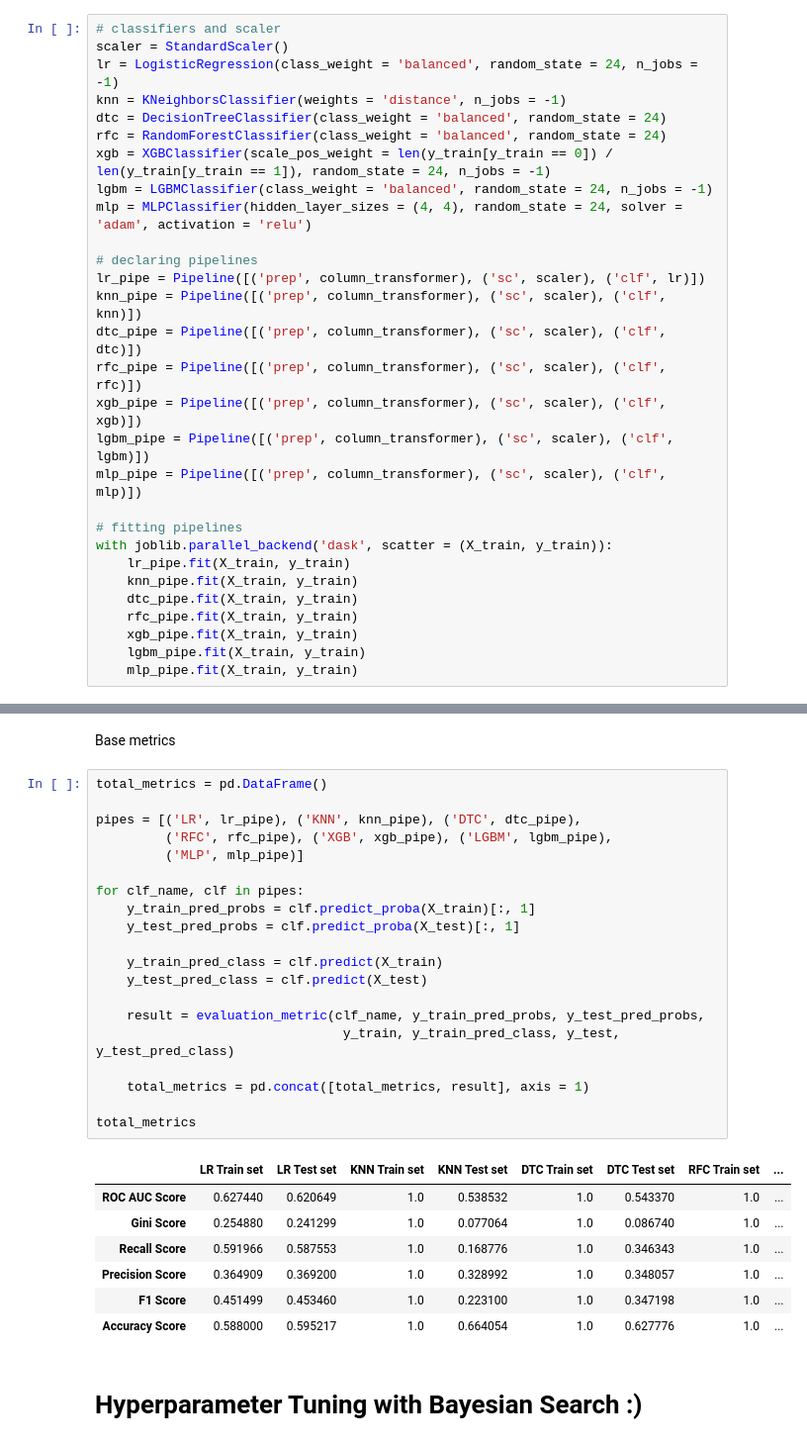
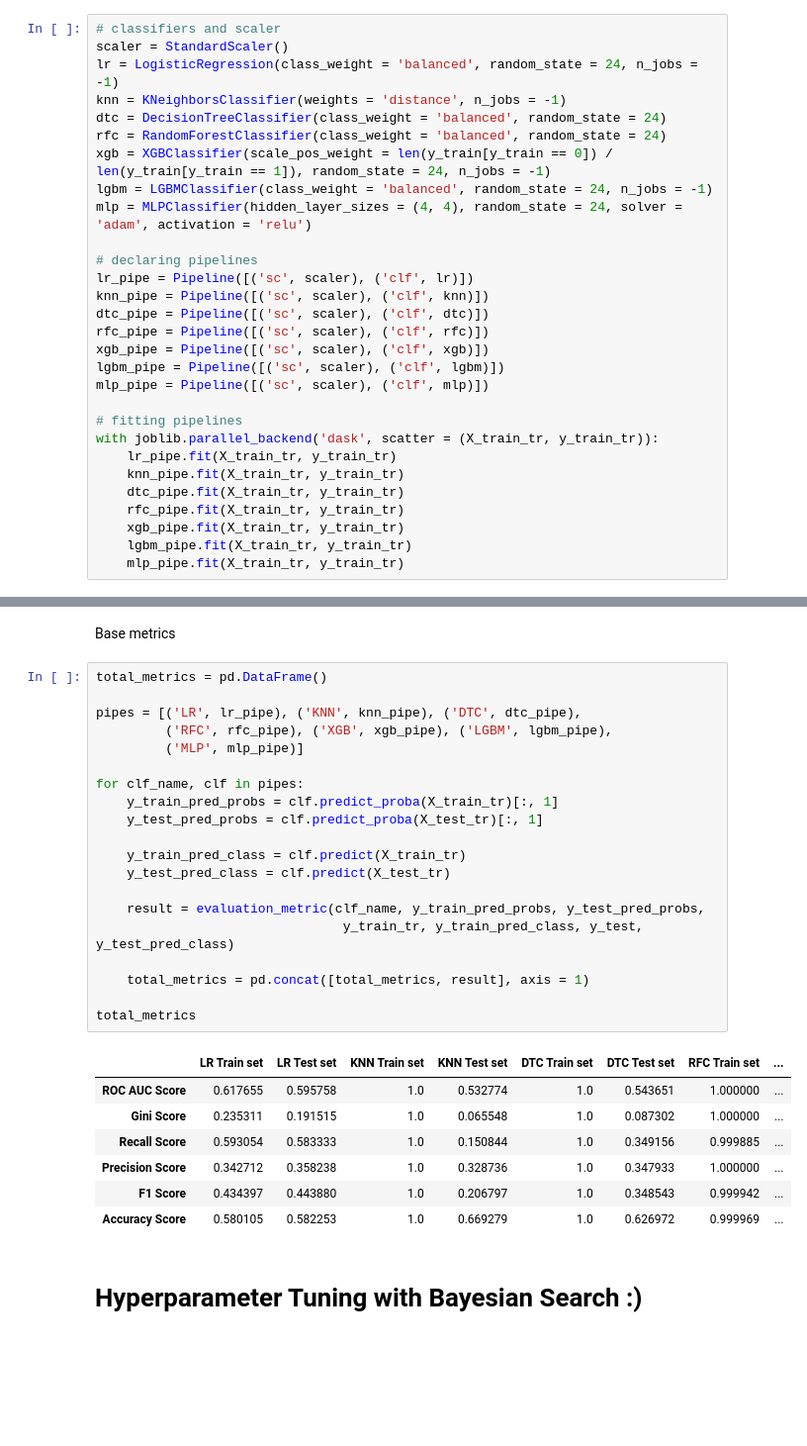
Before and after one commit to JoseGarayar/churn_prediction, a Jupyter notebook: notebook_bruno copy.ipynb, the cells around one changed output, grey strips where cells are left out. Shown at 99% size. Cells and saved outputs as stored; diff of their text form; blank space fills up the shorter version.

```diff
--- a/notebook_bruno copy.ipynb
+++ b/notebook_bruno copy.ipynb
@@ -431,21 +432,21 @@ lgbm = LGBMClassifier(class_weight = 'balanced', random_state = 24, n_jobs = -1)
 mlp = MLPClassifier(hidden_layer_sizes = (4, 4), random_state = 24, solver = 'adam', activation = 'relu')
 
 # declaring pipelines
-lr_pipe = Pipeline([('prep', column_transformer), ('sc', scaler), ('clf', lr)])
-knn_pipe = Pipeline([('prep', column_transformer), ('sc', scaler), ('clf', knn)])
-dtc_pipe = Pipeline([('prep', column_transformer), ('sc', scaler), ('clf', dtc)])
-rfc_pipe = Pipeline([('prep', column_transformer), ('sc', scaler), ('clf', rfc)])
-xgb_pipe = Pipeline([('prep', column_transformer), ('sc', scaler), ('clf', xgb)])
-lgbm_pipe = Pipeline([('prep', column_transformer), ('sc', scaler), ('clf', lgbm)])
-mlp_pipe = Pipeline([('prep', column_transformer), ('sc', scaler), ('clf', mlp)])
+lr_pipe = Pipeline([('sc', scaler), ('clf', lr)])
+knn_pipe = Pipeline([('sc', scaler), ('clf', knn)])
+dtc_pipe = Pipeline([('sc', scaler), ('clf', dtc)])
+rfc_pipe = Pipeline([('sc', scaler), ('clf', rfc)])
+xgb_pipe = Pipeline([('sc', scaler), ('clf', xgb)])
+lgbm_pipe = Pipeline([('sc', scaler), ('clf', lgbm)])
+mlp_pipe = Pipeline([('sc', scaler), ('clf', mlp)])
 
 # fitting pipelines
-with joblib.parallel_backend('dask', scatter = (X_train, y_train)):
-    lr_pipe.fit(X_train, y_train)
-    knn_pipe.fit(X_train, y_train)
-    dtc_pipe.fit(X_train, y_train)
-    rfc_pipe.fit(X_train, y_train)
-    xgb_pipe.fit(X_train, y_train)
-    lgbm_pipe.fit(X_train, y_train)
-    mlp_pipe.fit(X_train, y_train)
+with joblib.parallel_backend('dask', scatter = (X_train_tr, y_train_tr)):
+    lr_pipe.fit(X_train_tr, y_train_tr)
+    knn_pipe.fit(X_train_tr, y_train_tr)
+    dtc_pipe.fit(X_train_tr, y_train_tr)
+    rfc_pipe.fit(X_train_tr, y_train_tr)
+    xgb_pipe.fit(X_train_tr, y_train_tr)
+    lgbm_pipe.fit(X_train_tr, y_train_tr)
+    mlp_pipe.fit(X_train_tr, y_train_tr)
 # %% [output]
@@ -462,31 +463,31 @@ Base metrics
 # %%
 total_metrics = pd.DataFrame()
 
 pipes = [('LR', lr_pipe), ('KNN', knn_pipe), ('DTC', dtc_pipe),
          ('RFC', rfc_pipe), ('XGB', xgb_pipe), ('LGBM', lgbm_pipe),
          ('MLP', mlp_pipe)]
 
 for clf_name, clf in pipes:
-    y_train_pred_probs = clf.predict_proba(X_train)[:, 1]
-    y_test_pred_probs = clf.predict_proba(X_test)[:, 1]
+    y_train_pred_probs = clf.predict_proba(X_train_tr)[:, 1]
+    y_test_pred_probs = clf.predict_proba(X_test_tr)[:, 1]
 
-    y_train_pred_class = clf.predict(X_train)
-    y_test_pred_class = clf.predict(X_test)
+    y_train_pred_class = clf.predict(X_train_tr)
+    y_test_pred_class = clf.predict(X_test_tr)
 
     result = evaluation_metric(clf_name, y_train_pred_probs, y_test_pred_probs,
-                                y_train, y_train_pred_class, y_test, y_test_pred_class)
+                                y_train_tr, y_train_pred_class, y_test, y_test_pred_class)
 
     total_metrics = pd.concat([total_metrics, result], axis = 1)
 
 total_metrics
 # %% [output]
 |  | LR Train set | LR Test set | KNN Train set | KNN Test set | DTC Train set | DTC Test set | RFC Train set | ... |
-| ROC AUC Score | 0.627440 | 0.620649 | 1.0 | 0.538532 | 1.0 | 0.543370 | 1.0 | ... |
-| Gini Score | 0.254880 | 0.241299 | 1.0 | 0.077064 | 1.0 | 0.086740 | 1.0 | ... |
-| Recall Score | 0.591966 | 0.587553 | 1.0 | 0.168776 | 1.0 | 0.346343 | 1.0 | ... |
-| Precision Score | 0.364909 | 0.369200 | 1.0 | 0.328992 | 1.0 | 0.348057 | 1.0 | ... |
-| F1 Score | 0.451499 | 0.453460 | 1.0 | 0.223100 | 1.0 | 0.347198 | 1.0 | ... |
-| Accuracy Score | 0.588000 | 0.595217 | 1.0 | 0.664054 | 1.0 | 0.627776 | 1.0 | ... |
+| ROC AUC Score | 0.617655 | 0.595758 | 1.0 | 0.532774 | 1.0 | 0.543651 | 1.000000 | ... |
+| Gini Score | 0.235311 | 0.191515 | 1.0 | 0.065548 | 1.0 | 0.087302 | 1.000000 | ... |
+| Recall Score | 0.593054 | 0.583333 | 1.0 | 0.150844 | 1.0 | 0.349156 | 0.999885 | ... |
+| Precision Score | 0.342712 | 0.358238 | 1.0 | 0.328736 | 1.0 | 0.347933 | 1.000000 | ... |
+| F1 Score | 0.434397 | 0.443880 | 1.0 | 0.206797 | 1.0 | 0.348543 | 0.999942 | ... |
+| Accuracy Score | 0.580105 | 0.582253 | 1.0 | 0.669279 | 1.0 | 0.626972 | 0.999969 | ... |
 # %% [markdown]
 # Hyperparameter Tuning with Bayesian Search :)
 # %% [markdown]
```
Also changed, not shown: parts of 3 cells of this notebook.
